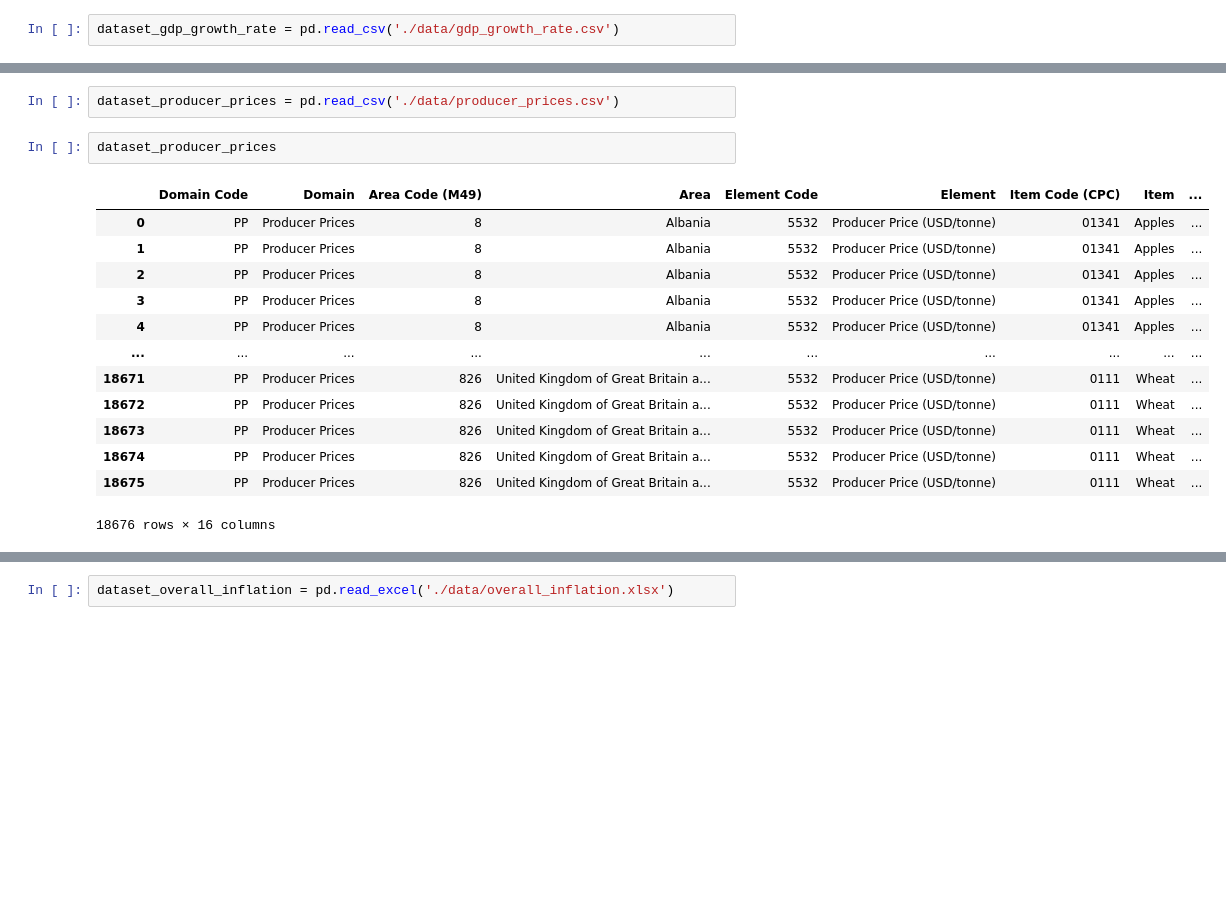
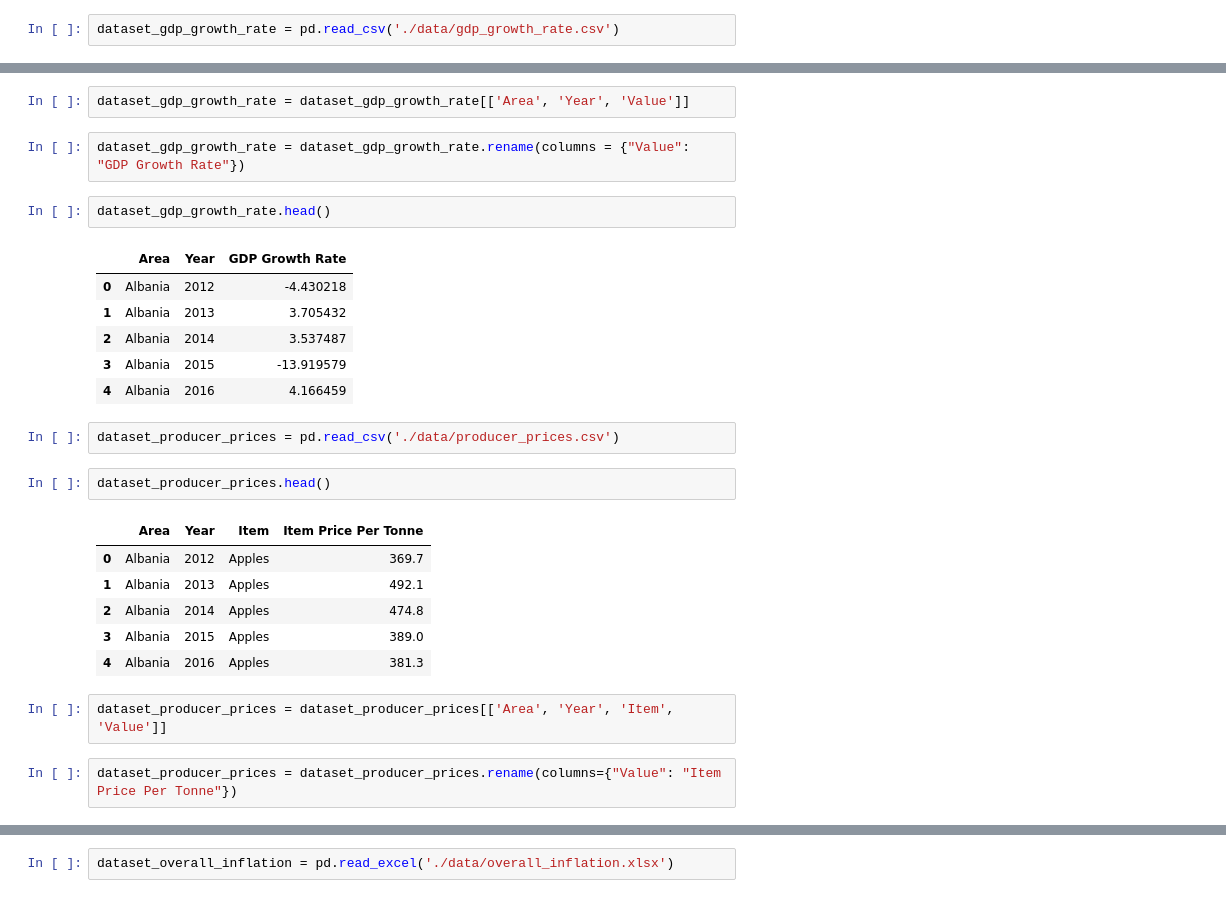
Before and after one commit to filipsam789/food-explainable-ai, a Jupyter notebook: project.ipynb, the cells around one changed output, grey strips where cells are left out. Cells and saved outputs as stored; diff of their text form; blank space fills up the shorter version.

```diff
--- a/project.ipynb
+++ b/project.ipynb
@@ -54,21 +99,31 @@ dataset_gdp_growth_rate
 | 513 | MK | Macro Indicators | 826 | United Kingdom of Great Britain a... | 6129 | Annual growth US$ | 22008 | Gross Domestic Product | 2022 | ... |
 | 514 | MK | Macro Indicators | 826 | United Kingdom of Great Britain a... | 6129 | Annual growth US$ | 22008 | Gross Domestic Product | 2023 | ... |
 515 rows × 15 columns
+# %%
+dataset_gdp_growth_rate = dataset_gdp_growth_rate[['Area', 'Year', 'Value']]
+# %%
+dataset_gdp_growth_rate = dataset_gdp_growth_rate.rename(columns = {"Value": "GDP Growth Rate"})
+# %%
+dataset_gdp_growth_rate.head()
+# %% [output]
+|  | Area | Year | GDP Growth Rate |
+| 0 | Albania | 2012 | -4.430218 |
+| 1 | Albania | 2013 | 3.705432 |
+| 2 | Albania | 2014 | 3.537487 |
+| 3 | Albania | 2015 | -13.919579 |
+| 4 | Albania | 2016 | 4.166459 |
 # %%
 dataset_producer_prices = pd.read_csv('./data/producer_prices.csv')
 # %%
-dataset_producer_prices
+dataset_producer_prices.head()
 # %% [output]
-|  | Domain Code | Domain | Area Code (M49) | Area | Element Code | Element | Item Code (CPC) | Item | ... |
-| 0 | PP | Producer Prices | 8 | Albania | 5532 | Producer Price (USD/tonne) | 01341 | Apples | ... |
-| 1 | PP | Producer Prices | 8 | Albania | 5532 | Producer Price (USD/tonne) | 01341 | Apples | ... |
-| 2 | PP | Producer Prices | 8 | Albania | 5532 | Producer Price (USD/tonne) | 01341 | Apples | ... |
-| 3 | PP | Producer Prices | 8 | Albania | 5532 | Producer Price (USD/tonne) | 01341 | Apples | ... |
-| 4 | PP | Producer Prices | 8 | Albania | 5532 | Producer Price (USD/tonne) | 01341 | Apples | ... |
-| ... | ... | ... | ... | ... | ... | ... | ... | ... | ... |
-| 18671 | PP | Producer Prices | 826 | United Kingdom of Great Britain a... | 5532 | Producer Price (USD/tonne) | 0111 | Wheat | ... |
-| 18672 | PP | Producer Prices | 826 | United Kingdom of Great Britain a... | 5532 | Producer Price (USD/tonne) | 0111 | Wheat | ... |
-| 18673 | PP | Producer Prices | 826 | United Kingdom of Great Britain a... | 5532 | Producer Price (USD/tonne) | 0111 | Wheat | ... |
-| 18674 | PP | Producer Prices | 826 | United Kingdom of Great Britain a... | 5532 | Producer Price (USD/tonne) | 0111 | Wheat | ... |
-| 18675 | PP | Producer Prices | 826 | United Kingdom of Great Britain a... | 5532 | Producer Price (USD/tonne) | 0111 | Wheat | ... |
+|  | Area | Year | Item | Item Price Per Tonne |
+| 0 | Albania | 2012 | Apples | 369.7 |
+| 1 | Albania | 2013 | Apples | 492.1 |
+| 2 | Albania | 2014 | Apples | 474.8 |
+| 3 | Albania | 2015 | Apples | 389.0 |
+| 4 | Albania | 2016 | Apples | 381.3 |
-18676 rows × 16 columns
+# %%
+dataset_producer_prices = dataset_producer_prices[['Area', 'Year', 'Item', 'Value']]
+# %%
+dataset_producer_prices = dataset_producer_prices.rename(columns={"Value": "Item Price Per Tonne"})
```
Also changed, not shown: parts of 33 cells of this notebook.
